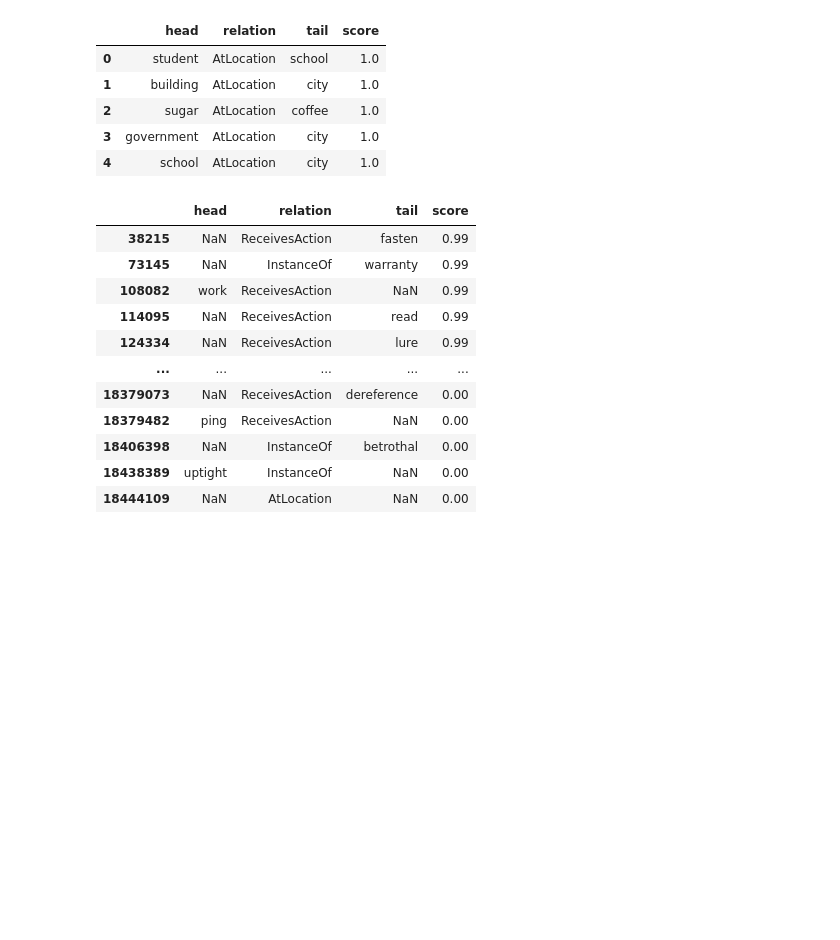
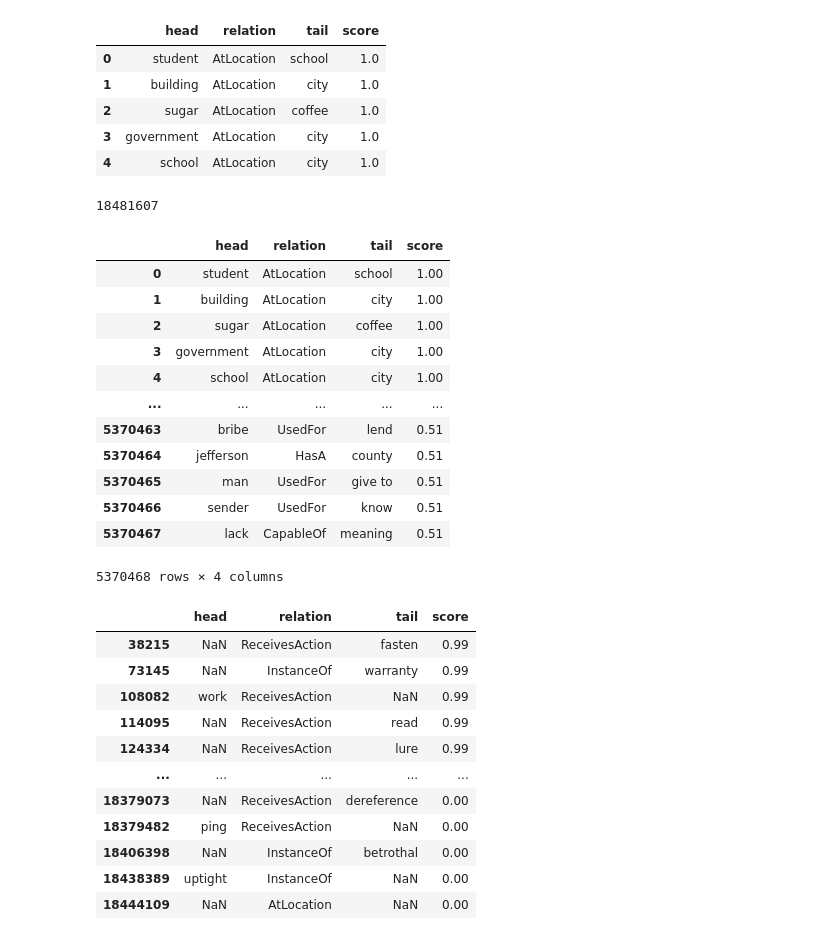
Before and after one commit to epfl-nlp/kogito, a Jupyter notebook: examples/relation_modeling/analysis.ipynb, the cells around one changed output. Saved outputs shown, nothing was run; the diff lists cells and outputs as text; code cells hidden in the pictures; blank space fills up the shorter version.

Commit message:
Relation modeling analysis

```diff
--- a/examples/relation_modeling/analysis.ipynb
+++ b/examples/relation_modeling/analysis.ipynb
@@ -180,6 +150,26 @@ transomcs_df.head()
 | 2 | sugar | AtLocation | coffee | 1.0 |
 | 3 | government | AtLocation | city | 1.0 |
 | 4 | school | AtLocation | city | 1.0 |
+# %%
+len(transomcs_df)
+# %% [output]
+18481607
+# %%
+transomcs_df[transomcs_df['score'] > 0.5]
+# %% [output]
+|  | head | relation | tail | score |
+| 0 | student | AtLocation | school | 1.00 |
+| 1 | building | AtLocation | city | 1.00 |
+| 2 | sugar | AtLocation | coffee | 1.00 |
+| 3 | government | AtLocation | city | 1.00 |
+| 4 | school | AtLocation | city | 1.00 |
+| ... | ... | ... | ... | ... |
+| 5370463 | bribe | UsedFor | lend | 0.51 |
+| 5370464 | jefferson | HasA | county | 0.51 |
+| 5370465 | man | UsedFor | give to | 0.51 |
+| 5370466 | sender | UsedFor | know | 0.51 |
+| 5370467 | lack | CapableOf | meaning | 0.51 |
+5370468 rows × 4 columns
 # %%
 transomcs_df[transomcs_df.isna().any(axis=1)]
 # %% [output]
```
Also changed, not shown: parts of 19 cells of this notebook, 3 other files.
